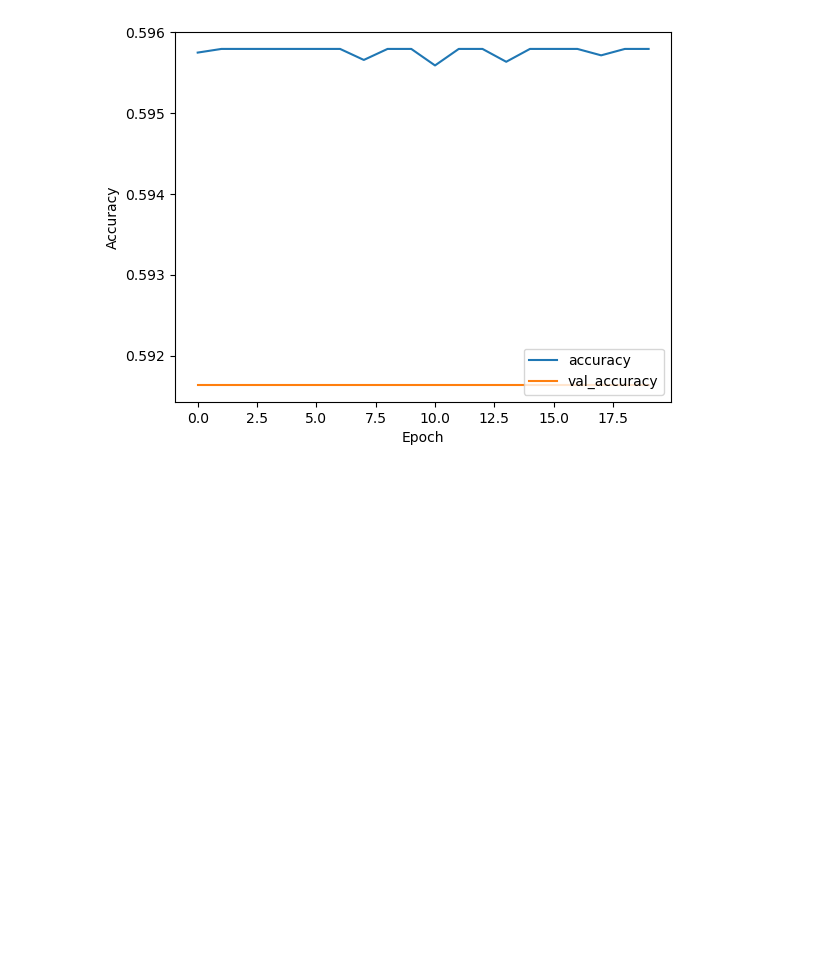
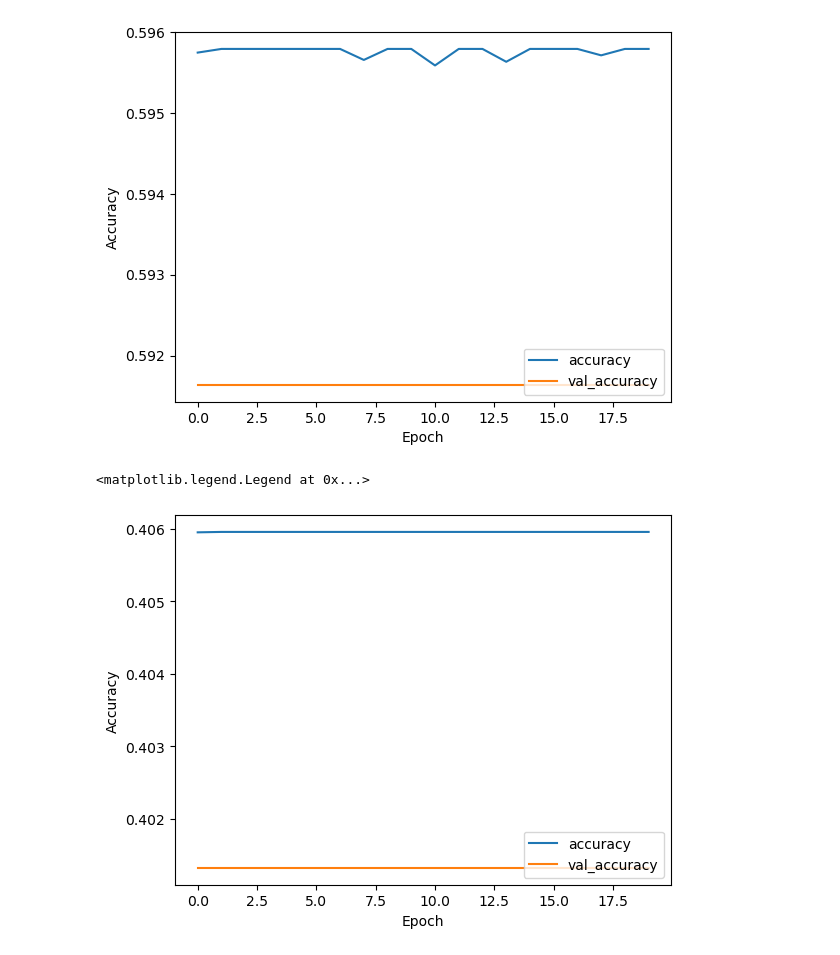
Before and after one commit to IvanLiuTW/code, a Jupyter notebook: cancer_detection.ipynb, the cells around one changed output. Drawn from its saved outputs; the diff is of its cells as text; code cells hidden in the pictures; blank space fills up the shorter version.

```diff
--- a/cancer_detection.ipynb
+++ b/cancer_detection.ipynb
@@ -79,0 +294,6 @@ train_image_data.shape
+# %%
+# Faster way to load images than matplotlib
+train_image_data = [load_img(i) for i in train_image_path]
+print(f"Image size: {train_image_data[0].size}")
+# Show the image
+train_image_data[0].show()
@@ -275,3 +562,16 @@ plt.legend(loc='lower right')
 # %% [output]
 <matplotlib.legend.Legend at 0x...>
 [figure]
+# %%
+# Model evaluation
+plt.plot(history.history['accuracy'], label='accuracy')
+plt.plot(history.history['val_accuracy'], label = 'val_accuracy')
+plt.xlabel('Epoch')
+plt.ylabel('Accuracy')
+# plt.ylim([0.5, 1])
+plt.legend(loc='lower right')
+
+# test_loss, test_acc = model.evaluate(test_images, test_labels, verbose=2)
+# %% [output]
+<matplotlib.legend.Legend at 0x...>
+[figure, added]
```
Also changed, not shown: parts of 39 cells of this notebook.
